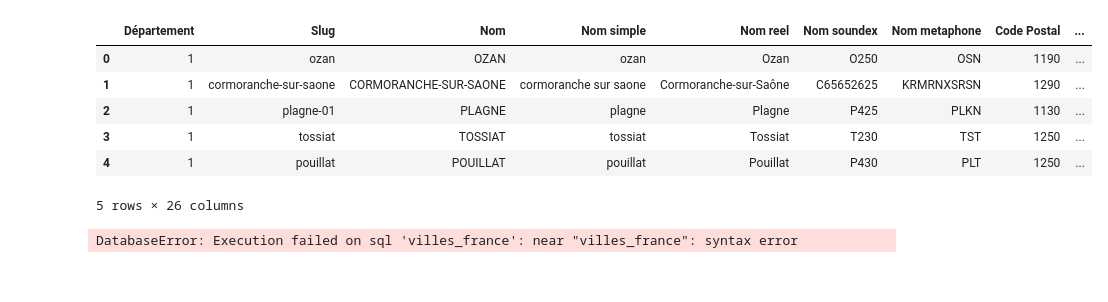
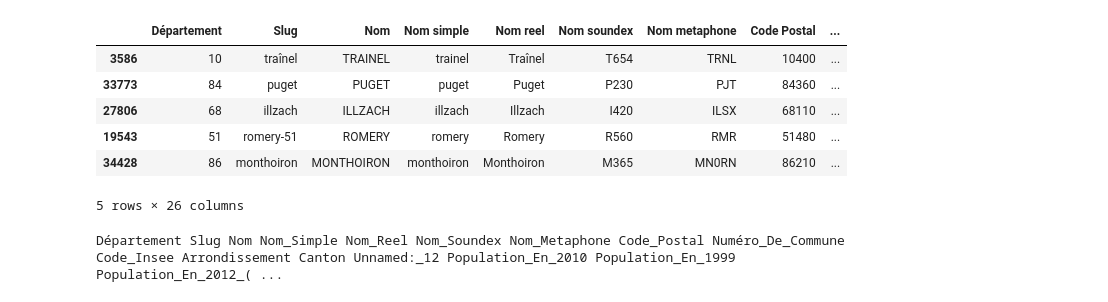
Before and after one commit to AlexBella365/french-name-generator, a Jupyter notebook: name_generation.ipynb, the cells around one changed output. Saved outputs shown, nothing was run; the diff lists cells and outputs as text; code cells hidden in the pictures.

```diff
--- a/name_generation.ipynb
+++ b/name_generation.ipynb
@@ -8,19 +8,22 @@ from tflearn.data_utils import *
 # %%
 import pandas as pd
 df = pd.read_csv('villes_france.csv',low_memory=False)
-df.head()
+df.sample(5)
 # %% [output]
 |  | Département | Slug | Nom | Nom simple | Nom reel | Nom soundex | Nom metaphone | Code Postal | ... |
-| 0 | 1 | ozan | OZAN | ozan | Ozan | O250 | OSN | 1190 | ... |
-| 1 | 1 | cormoranche-sur-saone | CORMORANCHE-SUR-SAONE | cormoranche sur saone | Cormoranche-sur-Saône | C65652625 | KRMRNXSRSN | 1290 | ... |
-| 2 | 1 | plagne-01 | PLAGNE | plagne | Plagne | P425 | PLKN | 1130 | ... |
-| 3 | 1 | tossiat | TOSSIAT | tossiat | Tossiat | T230 | TST | 1250 | ... |
-| 4 | 1 | pouillat | POUILLAT | pouillat | Pouillat | P430 | PLT | 1250 | ... |
+| 3586 | 10 | traînel | TRAINEL | trainel | Traînel | T654 | TRNL | 10400 | ... |
+| 33773 | 84 | puget | PUGET | puget | Puget | P230 | PJT | 84360 | ... |
+| 27806 | 68 | illzach | ILLZACH | illzach | Illzach | I420 | ILSX | 68110 | ... |
+| 19543 | 51 | romery-51 | ROMERY | romery | Romery | R560 | RMR | 51480 | ... |
+| 34428 | 86 | monthoiron | MONTHOIRON | monthoiron | Monthoiron | M365 | MN0RN | 86210 | ... |
 5 rows × 26 columns
+# %%
+df = df.rename(lambda c : c.rstrip().title().replace(' ','_'),axis=1)
+print(*df.columns)
+# %% [output]
+Département Slug Nom Nom_Simple Nom_Reel Nom_Soundex Nom_Metaphone Code_Postal Numéro_De_Commune Code_Insee Arrondissement Canton Unnamed:_12 Population_En_2010 Population_En_1999 Population_En_2012_( ...
 # %%
-import sqlite3
-conn = sqlite3.connect('villes_france.sql')
-pandas.read_sql('villes_france',conn)
+#import sqlite3
+#conn = sqlite3.connect('villes_france.sql')
+#pd.read_sql('villes_france',conn)
-# %% [output]
-DatabaseError: Execution failed on sql 'villes_france': near "villes_france": syntax error
 # %%
```
Also changed, not shown: parts of 12 cells of this notebook, 13 other files.
